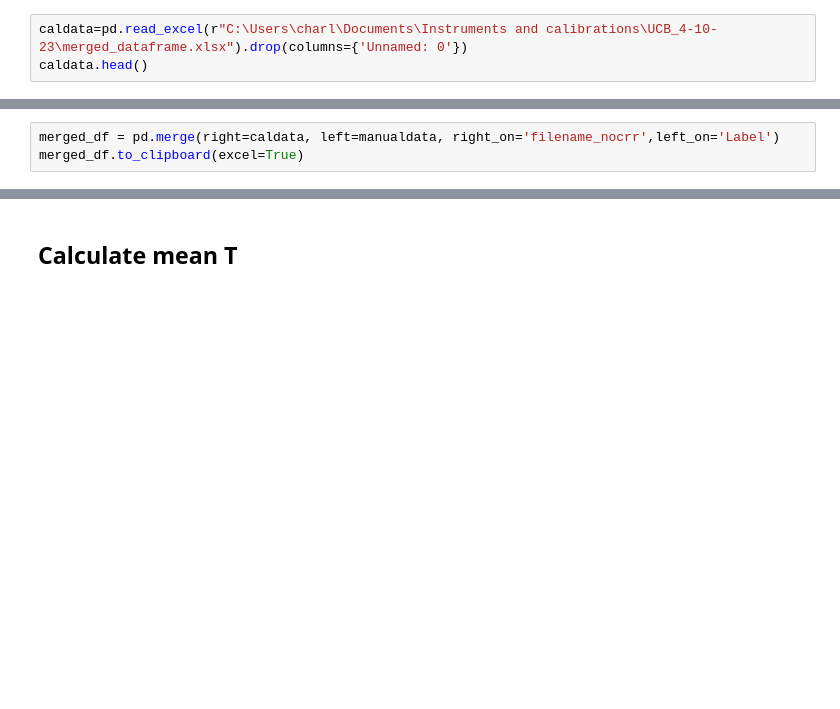
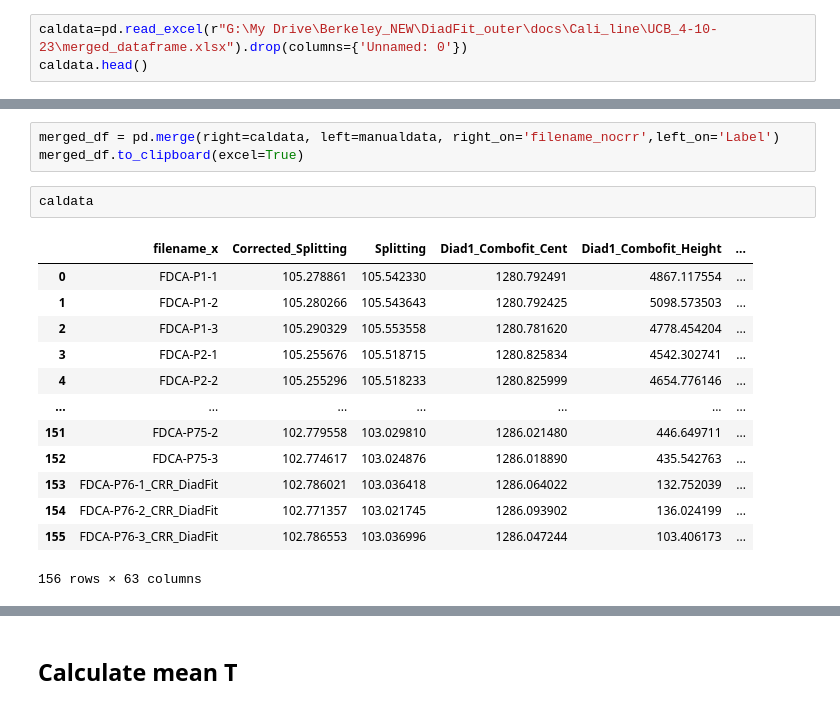
Before and after one commit to PennyWieser/DiadFit, a Jupyter notebook: docs/Cali_line/UCB_4-10-23/notebooks/041023_UCB_calibration_density+plots.ipynb, the cells around one changed output, grey strips where cells are left out. Saved outputs shown, nothing was run; the diff lists cells and outputs as text; blank space fills up the shorter version.

```diff
--- a/docs/Cali_line/UCB_4-10-23/notebooks/041023_UCB_calibration_density+plots.ipynb
+++ b/docs/Cali_line/UCB_4-10-23/notebooks/041023_UCB_calibration_density+plots.ipynb
@@ -24,7 +24,7 @@ pf.__version__
 # %% [markdown]
 ## Import the data (after fitting and pressure matching)
 # %%
-caldata=pd.read_excel(r"C:\Users\charl\Documents\Instruments and calibrations\UCB_4-10-23\merged_dataframe.xlsx").drop(columns={'Unnamed: 0'})
+caldata=pd.read_excel(r"G:\My Drive\Berkeley_NEW\DiadFit_outer\docs\Cali_line\UCB_4-10-23\merged_dataframe.xlsx").drop(columns={'Unnamed: 0'})
 caldata.head()
 # %% [output]
 |  | filename_x | Corrected_Splitting | Splitting | Diad1_Combofit_Cent | Diad1_Combofit_Height | ... |
@@ -47,3 +47,19 @@ manualdata.head()
 # %%
 merged_df = pd.merge(right=caldata, left=manualdata, right_on='filename_nocrr',left_on='Label')
 merged_df.to_clipboard(excel=True)
+# %%
+caldata
+# %% [output]
+|  | filename_x | Corrected_Splitting | Splitting | Diad1_Combofit_Cent | Diad1_Combofit_Height | ... |
+| 0 | FDCA-P1-1 | 105.278861 | 105.542330 | 1280.792491 | 4867.117554 | ... |
+| 1 | FDCA-P1-2 | 105.280266 | 105.543643 | 1280.792425 | 5098.573503 | ... |
+| 2 | FDCA-P1-3 | 105.290329 | 105.553558 | 1280.781620 | 4778.454204 | ... |
+| 3 | FDCA-P2-1 | 105.255676 | 105.518715 | 1280.825834 | 4542.302741 | ... |
+| 4 | FDCA-P2-2 | 105.255296 | 105.518233 | 1280.825999 | 4654.776146 | ... |
+| ... | ... | ... | ... | ... | ... | ... |
+| 151 | FDCA-P75-2 | 102.779558 | 103.029810 | 1286.021480 | 446.649711 | ... |
+| 152 | FDCA-P75-3 | 102.774617 | 103.024876 | 1286.018890 | 435.542763 | ... |
+| 153 | FDCA-P76-1_CRR_DiadFit | 102.786021 | 103.036418 | 1286.064022 | 132.752039 | ... |
+| 154 | FDCA-P76-2_CRR_DiadFit | 102.771357 | 103.021745 | 1286.093902 | 136.024199 | ... |
+| 155 | FDCA-P76-3_CRR_DiadFit | 102.786553 | 103.036996 | 1286.047244 | 103.406173 | ... |
+156 rows × 63 columns
```
Also changed, not shown: parts of 8 cells of this notebook, 31 other files.
